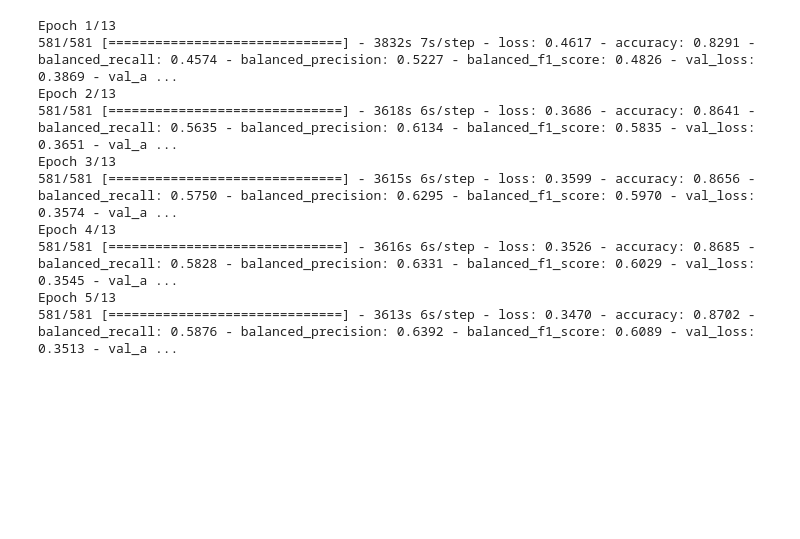
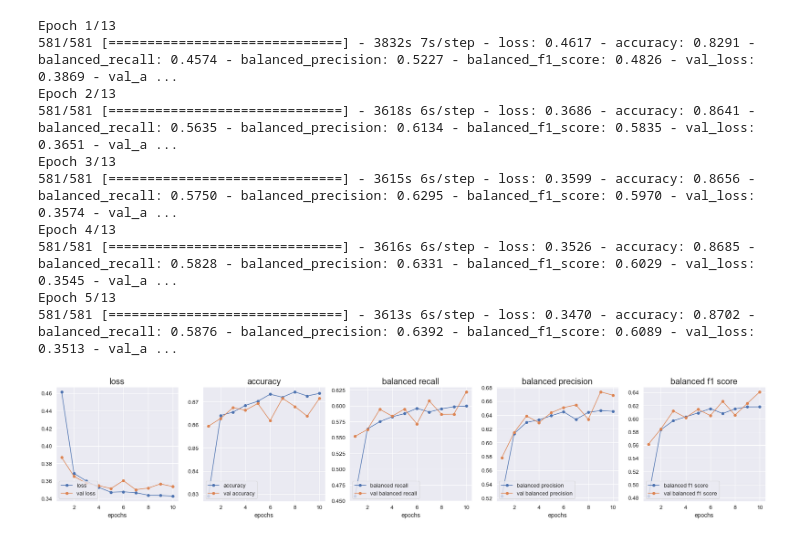
Before and after one commit to Meapy/FYP---Realtime-hatespeech-detection-on-discord-messages, a Jupyter notebook: Prototype3/main.ipynb, the cells around one changed output. Saved outputs shown, nothing was run; the diff lists cells and outputs as text; code cells hidden in the pictures; blank space fills up the shorter version.

```diff
--- a/Prototype3/main.ipynb
+++ b/Prototype3/main.ipynb
@@ -269,18 +269,20 @@ Epoch 4/13
 Epoch 5/13
 581/581 [==============================] - 3613s 6s/step - loss: 0.3470 - accuracy: 0.8702 - balanced_recall: 0.5876 - balanced_precision: 0.6392 - balanced_f1_score: 0.6089 - val_loss: 0.3513 - val_a ...
 # %%
-x = list(range(1, 14))
+x = list(range(1, 11))
 metric_list = list(model_fit.history.keys())
 num_metrics = int(len(metric_list)/2)
 
 fig, ax = plt.subplots(nrows=1, ncols=num_metrics, figsize=(30, 5))
 
 for i in range(0, num_metrics):
   ax[i].plot(x, model_fit.history[metric_list[i]], marker="o", label=metric_list[i].replace("_", " "))
   ax[i].plot(x, model_fit.history[metric_list[i+num_metrics]], marker="o", label=metric_list[i+num_metrics].replace("_", " "))
   ax[i].set_xlabel("epochs",fontsize=14)
   ax[i].set_title(metric_list[i].replace("_", " "),fontsize=20)
   ax[i].legend(loc="lower left")
+# %% [output]
+[figure, added]
 # %%
 reviews = [
     "hello world",
```
Also changed, not shown: parts of 3 cells of this notebook, 7 other files.
